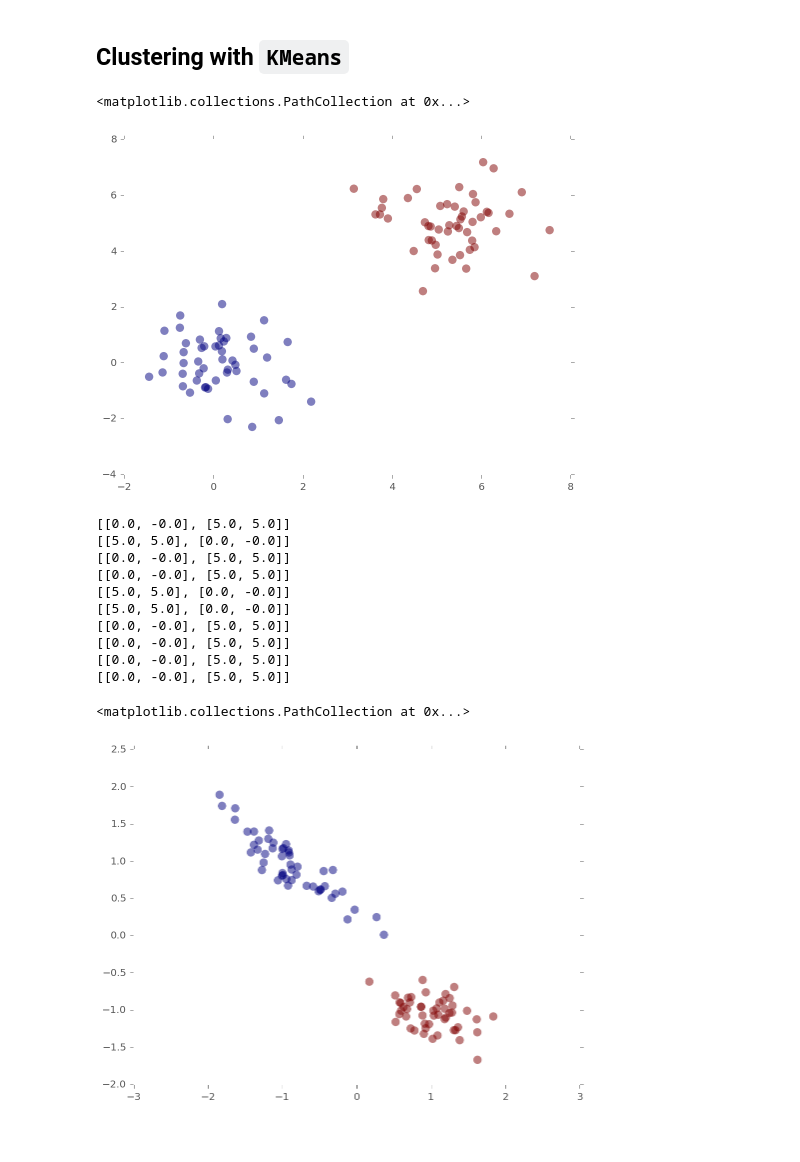
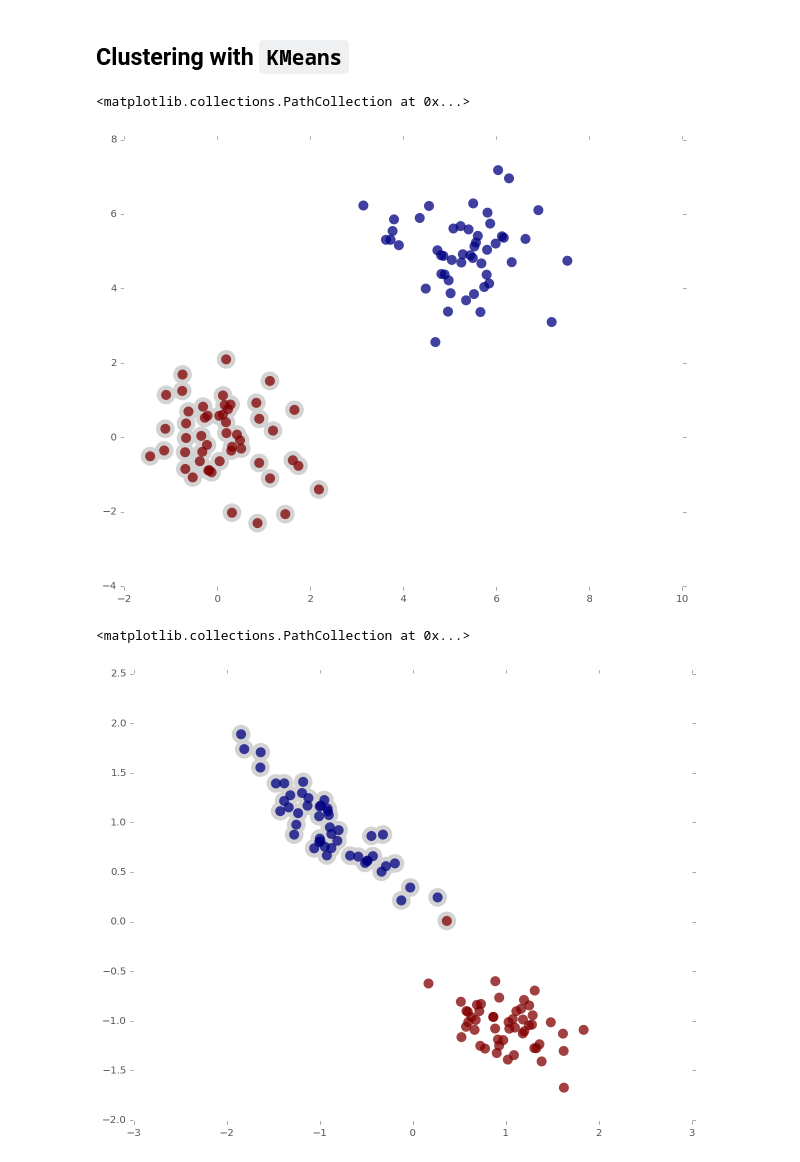
Before and after one commit to mlunacek/meetup_data_science_2016, a Jupyter notebook: notebooks/02_unsupervised.ipynb, the cells around one changed output. Saved outputs shown, nothing was run; the diff lists cells and outputs as text; code cells hidden in the pictures.

Commit message:
kmeans update

```diff
--- a/notebooks/02_unsupervised.ipynb
+++ b/notebooks/02_unsupervised.ipynb
@@ -53,33 +53,24 @@ from sklearn.datasets.samples_generator import make_classification
 from sklearn.datasets import make_circles, make_blobs
 # %%
 X, y = make_blobs(n_samples=100, n_features=2, centers=[[0,0], [5,5]], random_state=1,  )
+kmeans = KMeans(n_clusters=2)
+y_pred = kmeans.fit_predict(X)
 
-fig, ax = plt.subplots(figsize=(8,6))
-ax.scatter(X[:, 0], X[:, 1], c=y, s=70, alpha=0.5, edgecolor='none')
+same = y == np.array([0 for x in range(len(y))])
+plt.scatter(X[same, 0], X[same, 1], c="lightgrey", s=350, alpha=1.0, edgecolor='None')
+plt.scatter(X[:, 0], X[:, 1], c=y_pred, s=100, alpha=0.75, edgecolor='none')
 # %% [output]
 <matplotlib.collections.PathCollection at 0x...>
-[figure, old version]
+[figure, new version]
-# %%
-for i in range(10):
-    y_pred = kmeans.fit_predict(X)
-    print([[ round(a) for a in x] for x in kmeans.cluster_centers_])
-# %% [output]
-[[0.0, -0.0], [5.0, 5.0]]
-[[5.0, 5.0], [0.0, -0.0]]
-[[0.0, -0.0], [5.0, 5.0]]
-[[0.0, -0.0], [5.0, 5.0]]
-[[5.0, 5.0], [0.0, -0.0]]
-[[5.0, 5.0], [0.0, -0.0]]
-[[0.0, -0.0], [5.0, 5.0]]
-[[0.0, -0.0], [5.0, 5.0]]
-[[0.0, -0.0], [5.0, 5.0]]
-[[0.0, -0.0], [5.0, 5.0]]
 # %%
 X, y = make_classification(n_features=2, n_redundant=0, n_informative=2,
                            random_state=6, n_clusters_per_class=1)
+kmeans = KMeans(n_clusters=2)
+y_pred = kmeans.fit_predict(X)
 
-fig, ax = plt.subplots(figsize=(8,6))
-ax.scatter(X[:, 0], X[:, 1], c=y, s=70, alpha=0.5, edgecolor='none')
+same = y == np.array([0 for x in range(len(y))])
+plt.scatter(X[same, 0], X[same, 1], c="lightgrey", s=350, alpha=1.0, edgecolor='None')
+plt.scatter(X[:, 0], X[:, 1], c=y_pred, s=100, alpha=0.75, edgecolor='none')
 # %% [output]
 <matplotlib.collections.PathCollection at 0x...>
-[figure, old version]
+[figure, new version]
```
Also changed, not shown: parts of 10 cells of this notebook.
